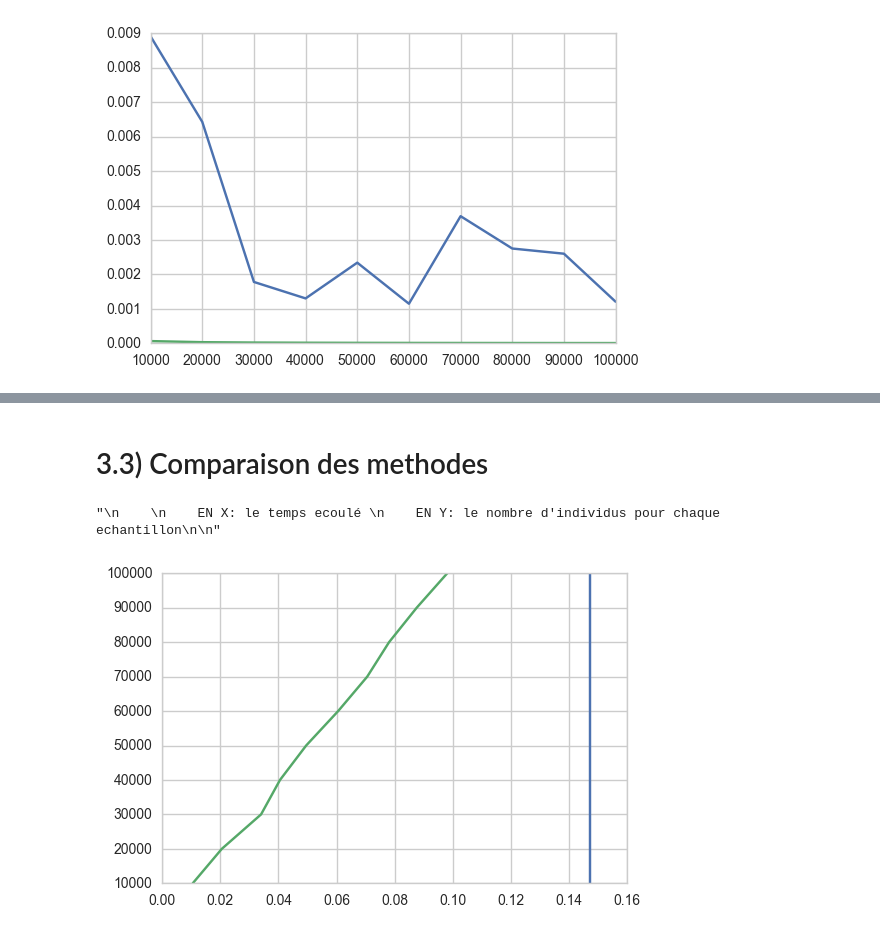
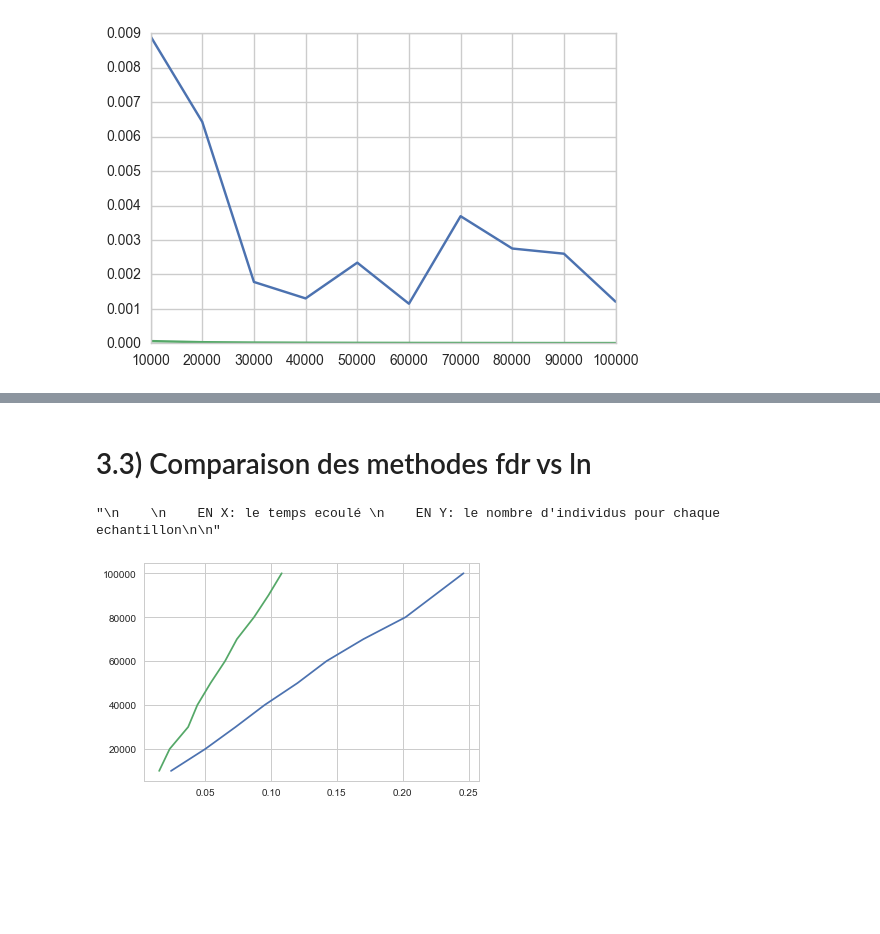
Before and after one commit to abenc/simulation-lois-proba, a Jupyter notebook: tp stat.ipynb, the cells around one changed output, grey strips where cells are left out. Saved outputs shown, nothing was run; the diff lists cells and outputs as text; code cells hidden in the pictures; blank space fills up the shorter version.

```diff
--- a/tp stat.ipynb
+++ b/tp stat.ipynb
@@ -46,7 +49,9 @@ for n in tab_n:
     moyenne_emp  = surface
     surface      = surface*4
 
-    erreur_abs   = abs((math.pi- surface)/ math.pi )
+
+    erreur_abs   = abs((math.pi- surface))
+    erreur_rel   = (surface-math.pi)/ math.pi
 
     variance     = 1/n*(sum(map(lambda x : x - moyenne_emp, xi_simule))**2)
     ecart_type   = math.sqrt(variance)
@@ -55,11 +60,11 @@ for n in tab_n:
     confidence = [interval_inf,interval_sup]
 
     data.append([
-          "Monte Carlo",n,abs(start-end),surface,math.pi,erreur_abs,ecart_type,confidence
+          "Monte Carlo",n,abs(start-end),surface,math.pi,erreur_rel,erreur_abs,confidence
      ])
 
 df_monte_carlo = pd.DataFrame(data,columns=["methode","n","temps ecoulé","val. approchée",
-                                            "val. réelle","erreur relative","ecart-type","interval de conf"])
+                                            "val. réelle","erreur relative","erreur absolue","interval de conf"])
 # %%
 df_monte_carlo
 # %% [output]
@@ -92,7 +97,8 @@ for n in tab_n:
     end        = time.time()
 
     surface    = cpt*4/n
-    erreur_abs = abs((math.pi- surface)/ math.pi)
+    erreur_abs = abs((math.pi- surface))
+    erreur_rel   = (surface-math.pi)/ math.pi
 
     moyenne_emp = 1/n*cpt
     variance     = 1/n*(sum(map(lambda x : x - moyenne_emp, xi_simule))**2)
@@ -103,11 +109,11 @@ for n in tab_n:
     confidence = [interval_inf,interval_sup]
 
     data.append([
-          "Jet aléatoire",n,abs(start-end),surface,math.pi,erreur_abs,ecart_type,confidence
+          "Jet aléatoire",n,abs(start-end),surface,math.pi,erreur_rel,erreur_abs,confidence
      ])
 
 df_jet_aleatoire = pd.DataFrame(data,columns=["methode","n","temps ecoulé","val. approchée",
-                                        "val. réelle","erreur relative","ecart-type","interval de conf"])
+                                        "val. réelle","erreur relative","erreur absolue","interval de conf"])
 # %%
 df_jet_aleatoire
 # %% [output]
@@ -196,25 +249,26 @@ for n in tab_n:
 
     for i in range(n):
         u = random.uniform(0,1)
-        x = returnX(u,probs,val)
+        x = returnX_reverse(u,probs,val)
         xi_simule.append(x)
 
     end          = time.time()
 
     moyenne_emp  = 1/n * (sum(xi_simule))
-    variance     = 1/n*(sum(map(lambda x : x - moyenne_emp, xi_simule))**2)
+    variance     = 1/n*(sum(map(lambda x : (x - moyenne_emp)**2, xi_simule)))
     ecart_type   = math.sqrt(variance)
-    erreur_abs   = abs( (esperance_reel - moyenne_emp) / esperance_reel)
+    erreur_abs   = abs(esperance_reel - moyenne_emp)
+    erreur_rel   = (moyenne_emp - esperance_reel)  / esperance_reel
 
     cinterval_inf = moyenne_emp-(1.96*ecart_type/math.sqrt(n))
     cinterval_sup = moyenne_emp+(1.96*ecart_type/math.sqrt(n))
     confidence = [str(cinterval_inf),str(cinterval_sup)]
 
     data.append([
-          "random de v.a iid",n,abs(start-end),moyenne_emp,esperance_reel,abs(erreur_abs),ecart_type,confidence
+          "random de v.a iid",n,abs(start-end),moyenne_emp,esperance_reel,erreur_rel,erreur_abs,ecart_type,confidence
     ])
 
-df_loi_normale_continue = pd.DataFrame(data,columns=["methode","n","temps ecoulé","val. approchée",
-                                        "val. réelle","erreur relative","ecart-type","interval de conf"])
+df_loi_reverse = pd.DataFrame(data,columns=["methode","n","temps ecoulé","val. approchée",
+                                        "val. réelle","erreur relative","erreur absolue","ecart-type","interval de conf"])
 
     #results.append(["Monte-Carlo",n,end-start,erreur_abs,ecart_type,""])
@@ -372,5 +381,5 @@ df_loi_geom_inv_fdr
 # %%
-esperance_reel = 1/(1-q)
+esperance_reel = q/(1-q)
 data = []
 for n in tab_n:
     xi_simule = []
@@ -379,26 +388,26 @@ for n in tab_n:
 
     for index in range(n):
 
-        xi = math.log( (1-random.uniform(0,1)) ) / math.log(q)
+        xi = int(math.log( (1-random.uniform(0,1) ) ) / math.log(q))
         xi_simule.append(xi)
 
     end = time.time()
 
     moyenne_emp = 1/n * sum(xi_simule)
-    variance     = 1/n*(sum(map(lambda x : x - moyenne_emp, xi_simule))**2)
+    variance     = 1/n*(sum(map(lambda x : (x - moyenne_emp)**2, xi_simule)))
     ecart_type   = math.sqrt(variance)
-    erreur_abs   = (esperance_reel - moyenne_emp) / esperance_reel
-
+    erreur_abs   = abs(esperance_reel - moyenne_emp)
+    erreur_rel   = (moyenne_emp-esperance_reel) / esperance_reel
     cinterval_inf = moyenne_emp-(1.96*ecart_type/math.sqrt(n))
     cinterval_sup = moyenne_emp+(1.96*ecart_type/math.sqrt(n))
     confidence = [str(cinterval_inf),str(cinterval_sup)]
 
     data.append([
-          "Loi geo app. par LN",n,abs(start-end),moyenne_emp,esperance_reel,abs(erreur_abs),ecart_type,confidence
+          "Loi geo app. par LN",n,abs(start-end),moyenne_emp,esperance_reel,erreur_abs,erreur_rel,ecart_type,confidence
     ])
 
 df_loi_geom_LN = pd.DataFrame(data,columns=["methode","n","temps ecoulé","val. approchée",
-                                        "val. réelle","erreur relative","ecart-type","interval de conf"])
+                                        "val. réelle","erreur_abs","erreur relative","ecart-type","interval de conf"])
 # %%
 df_loi_geom_LN
 # %% [output]
@@ -416,22 +425,23 @@ df_loi_geom_LN
 # %% [markdown]
-# 3.3) Comparaison des methodes
+# 3.3) Comparaison des methodes fdr vs ln
 # %%
 '''
 
 VITESSE D'APPROXIMATION
 
 '''
 sns.plt.plot(df_loi_geom_inv_fdr["temps ecoulé"],tab_n) # EN BLEU, inverse de fdr
 sns.plt.plot(df_loi_geom_LN["temps ecoulé"],tab_n) # EN VERT, ln(1-q)/ln(q)
 '''
+    temps simulation par LN(vert) plus rapide que l'inverse de fdr(bleu)
 
     EN X: le temps ecoulé
     EN Y: le nombre d'individus pour chaque echantillon
 
 '''
 # %% [output]
 "\n    \n    EN X: le temps ecoulé \n    EN Y: le nombre d'individus pour chaque echantillon\n\n"
-[figure, old version]
+[figure, new version]
 # %%
 '''
 
```
Also changed, not shown: parts of 66 cells of this notebook, 18 other files.
